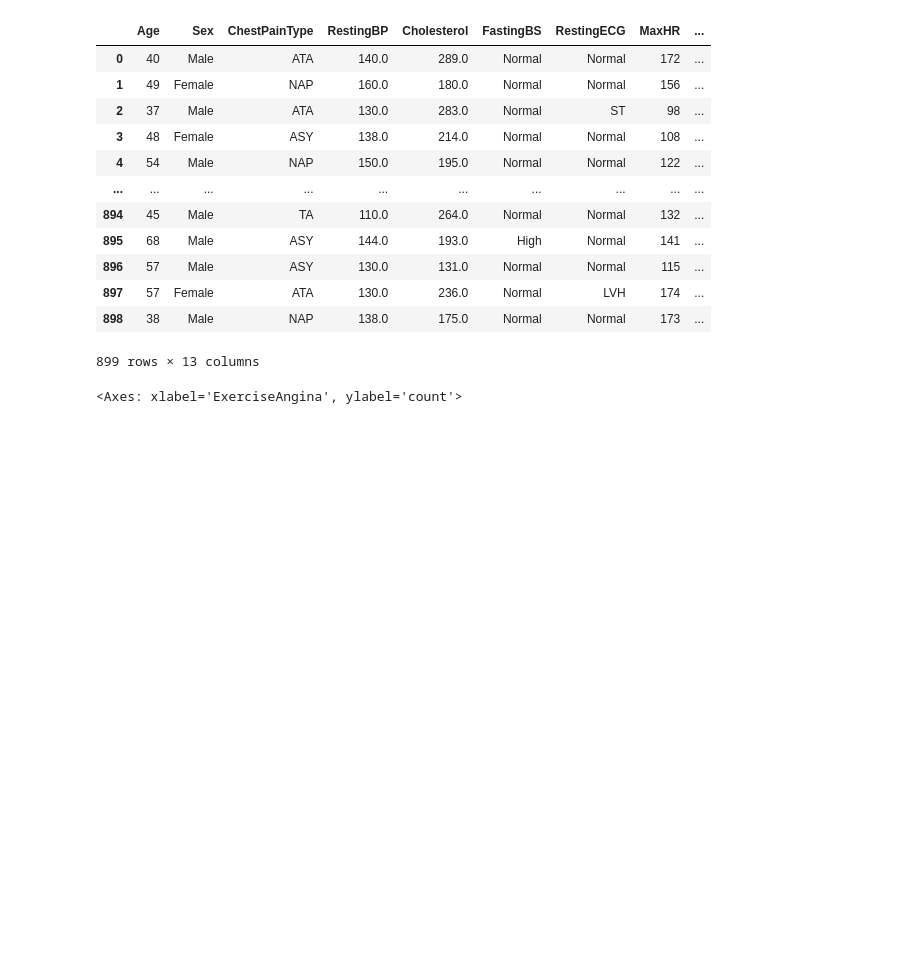
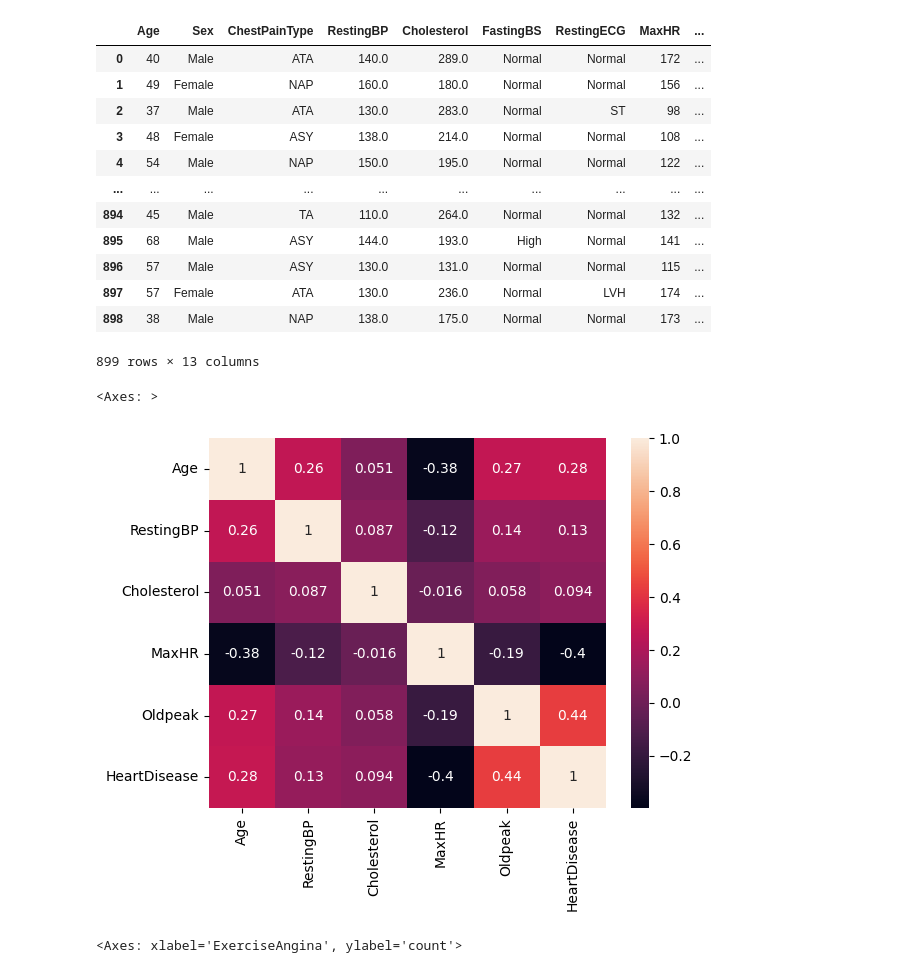
Before and after one commit to rahuljimmy/Heart_disease_prediction, a Jupyter notebook: heart-disease-prediction.ipynb, the cells around one changed output. Saved outputs shown, nothing was run; the diff lists cells and outputs as text; code cells hidden in the pictures; blank space fills up the shorter version.

```diff
--- a/heart-disease-prediction.ipynb
+++ b/heart-disease-prediction.ipynb
@@ -161,6 +161,11 @@ df
 899 rows × 13 columns
 # %%
 df=df.drop('age_category',axis=1)
+# %%
+sns.heatmap(df.corr(numeric_only=True),annot=True)
+# %% [output]
+<Axes: >
+[figure, added]
 # %%
 plt.figure(figsize=(12,3.5))
 plt.subplot(1,3,1)
```
Also changed, not shown: parts of 11 cells of this notebook.
